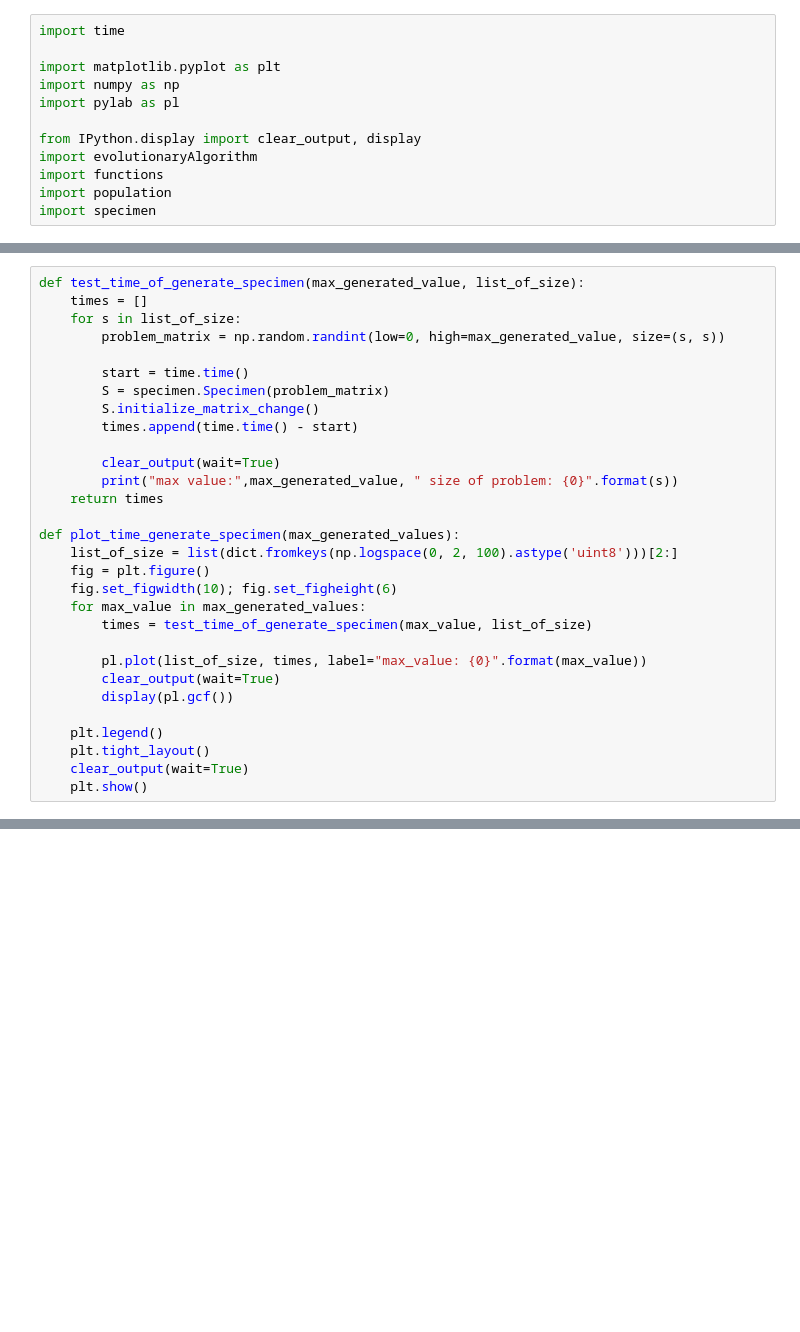
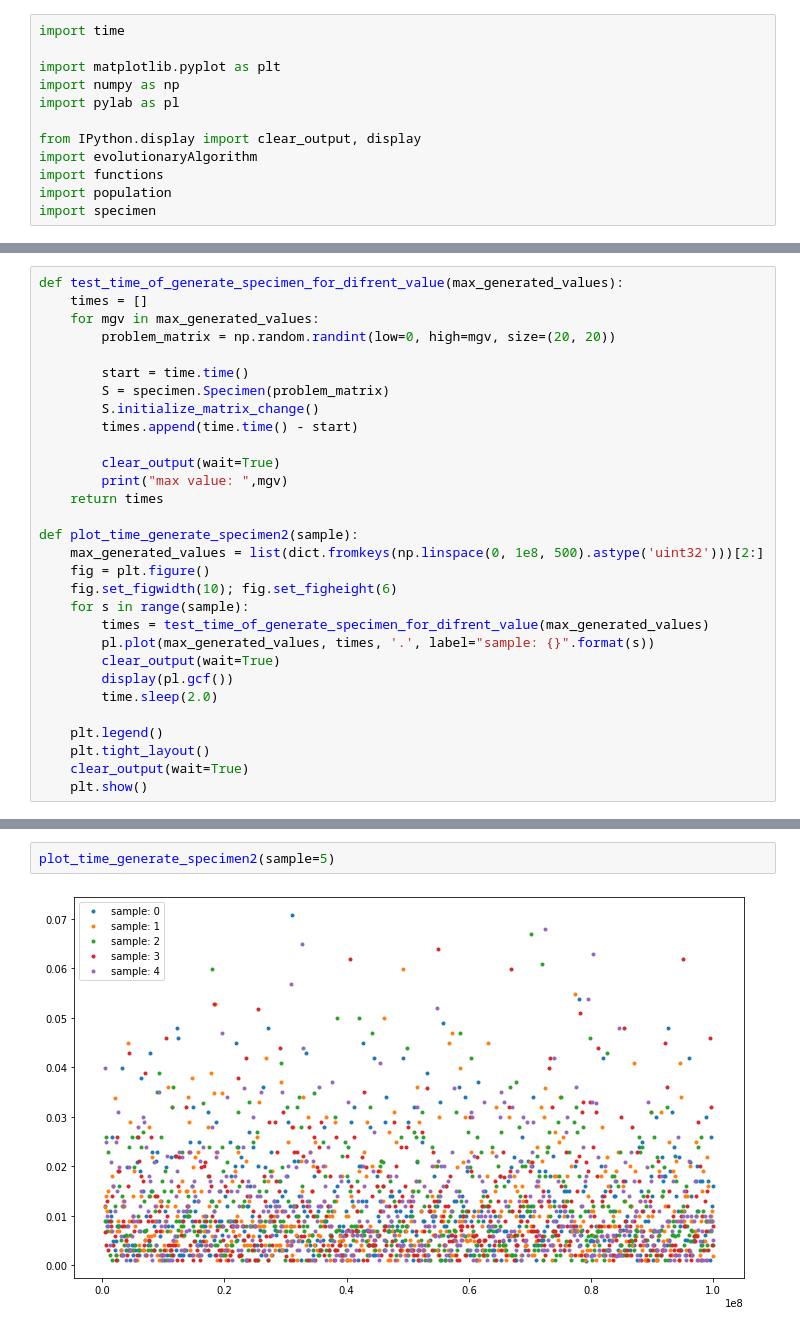
Before and after one commit to Sroka-Bartosz/-BO2-Bank-Transfers-Problem, a Jupyter notebook: Time_test.ipynb, the cells around one changed output, grey strips where cells are left out. Saved outputs shown, nothing was run; the diff lists cells and outputs as text; blank space fills up the shorter version.

```diff
--- a/Time_test.ipynb
+++ b/Time_test.ipynb
@@ -13,8 +69,8 @@ import specimen
 # %%
-def test_time_of_generate_specimen(max_generated_value, list_of_size):
+def test_time_of_generate_specimen_for_difrent_value(max_generated_values):
     times = []
-    for s in list_of_size:
-        problem_matrix = np.random.randint(low=0, high=max_generated_value, size=(s, s))
+    for mgv in max_generated_values:
+        problem_matrix = np.random.randint(low=0, high=mgv, size=(20, 20))
 
         start = time.time()
         S = specimen.Specimen(problem_matrix)
@@ -22,19 +78,19 @@ def test_time_of_generate_specimen(max_generated_value, list_of_size):
         times.append(time.time() - start)
 
         clear_output(wait=True)
-        print("max value:",max_generated_value, " size of problem: {0}".format(s))
+        print("max value: ",mgv)
     return times
 
-def plot_time_generate_specimen(max_generated_values):
-    list_of_size = list(dict.fromkeys(np.logspace(0, 2, 100).astype('uint8')))[2:]
+def plot_time_generate_specimen2(sample):
+    max_generated_values = list(dict.fromkeys(np.linspace(0, 1e8, 500).astype('uint32')))[2:]
     fig = plt.figure()
     fig.set_figwidth(10); fig.set_figheight(6)
-    for max_value in max_generated_values:
-        times = test_time_of_generate_specimen(max_value, list_of_size)
-
-        pl.plot(list_of_size, times, label="max_value: {0}".format(max_value))
+    for s in range(sample):
+        times = test_time_of_generate_specimen_for_difrent_value(max_generated_values)
+        pl.plot(max_generated_values, times, '.', label="sample: {}".format(s))
         clear_output(wait=True)
         display(pl.gcf())
+        time.sleep(2.0)
 
     plt.legend()
     plt.tight_layout()
@@ -48,0 +99,4 @@ KeyboardInterrupt:
+# %%
+plot_time_generate_specimen2(sample=5)
+# %% [output]
+[figure, added]
```
Also changed, not shown: parts of 4 cells of this notebook.
